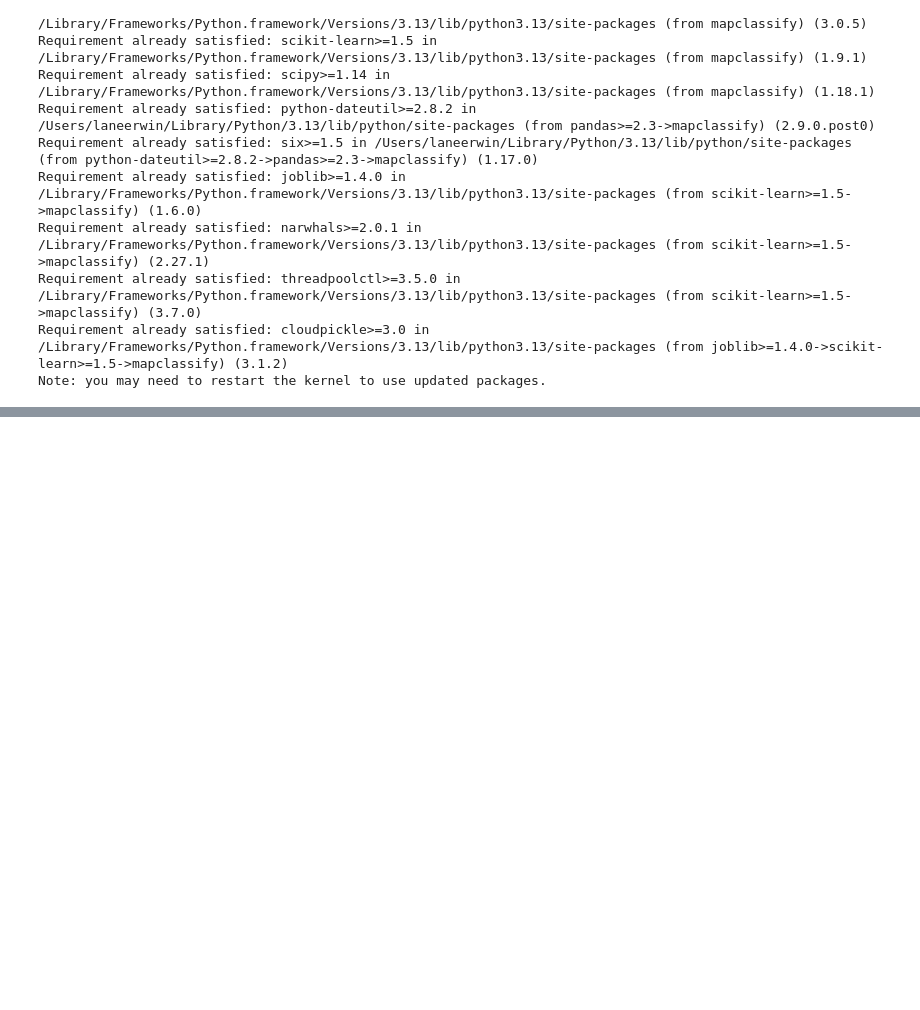
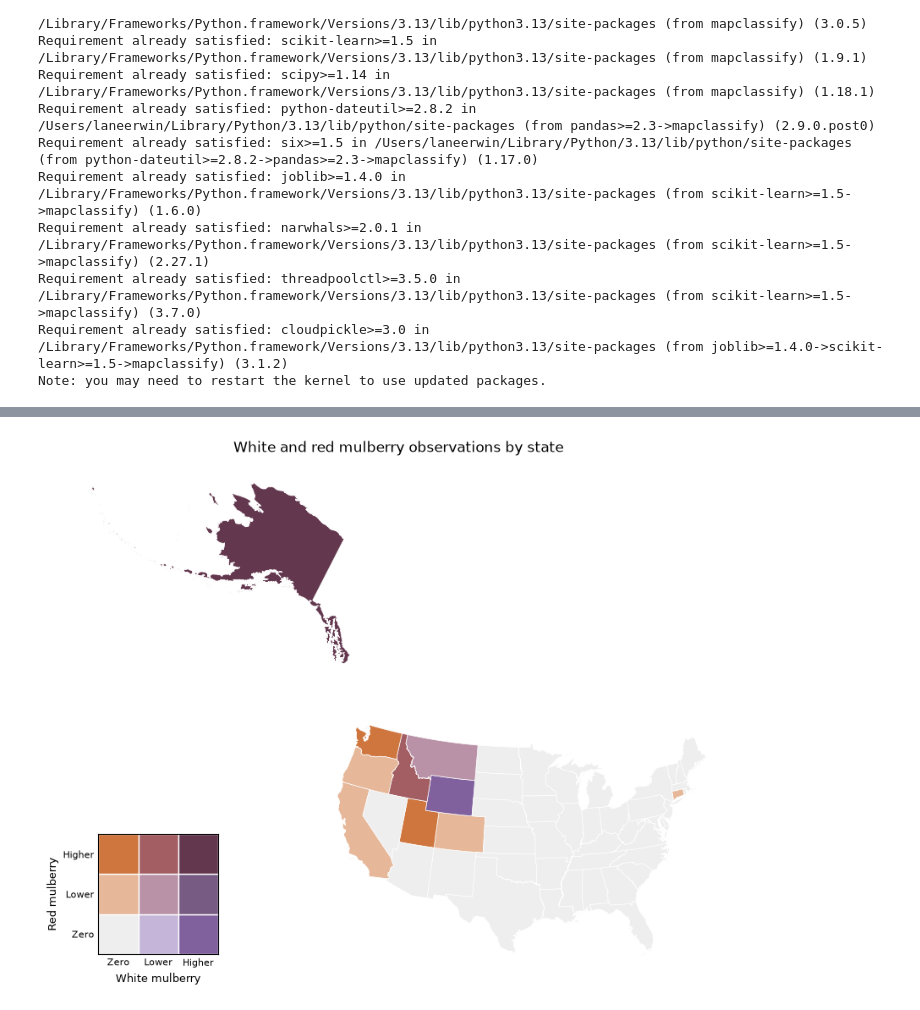
Before and after one commit to lane-erwin/geog592-cheyney, a Jupyter notebook: homework/week09/salmon_hw.ipynb, the cells around one changed output, grey strips where cells are left out. Saved outputs shown, nothing was run; the diff lists cells and outputs as text; code cells hidden in the pictures; blank space fills up the shorter version.

```diff
--- a/homework/week09/salmon_hw.ipynb
+++ b/homework/week09/salmon_hw.ipynb
@@ -291,0 +381,89 @@ plt.show()
+# %%
+# Bivariate
+
+import numpy as np
+from matplotlib.patches import Rectangle
+
+# Attach each species' counts to the state polygons.
+bivariate = contiguous_us.merge(
+    counts,
+    left_on="NAME",
+    right_index=True,
+    how="left"
+)
+
+species = ["Oncorhynchus nerka", "Ursus arctos"]
+bivariate[species] = bivariate[species].fillna(0)
+
+# Classify each species:
+# 0 = no records
+# 1 = positive count at or below the positive-count median
+# 2 = count above that median
+for name in species:
+    values = bivariate[name]
+    median = values.loc[values > 0].median()
+
+    bivariate[name + "_class"] = np.select(
+        [values == 0, values <= median],
+        [0, 1],
+        default=2
+    )
+
+    print(name, "positive-count median:", median)
+
+# Rows represent increasing red mulberry counts.
+# Columns represent increasing white mulberry counts.
+palette = np.array([
+    ["#eeeeee", "#c5b5d8", "#80619e"],
+    ["#e6b899", "#b992a8", "#785b82"],
+    ["#cf763e", "#a35e63", "#63384f"]
+])
+
+bivariate["color"] = [
+    palette[red, white]
+    for red, white in zip(
+        bivariate["Oncorhynchus nerka_class"],
+        bivariate["Ursus arctos_class"]
+    )
+]
+
+fig, ax = plt.subplots(figsize=(13, 8))
+
+bivariate.plot(
+    color=bivariate["color"],
+    edgecolor="white",
+    linewidth=0.5,
+    ax=ax
+)
+
+ax.set_title("White and red mulberry observations by state")
+ax.set_axis_off()
+
+# Add a 3 × 3 bivariate legend.
+legend_ax = ax.inset_axes([0.05, 0.05, 0.19, 0.23])
+
+for red in range(3):
+    for white in range(3):
+        legend_ax.add_patch(
+            Rectangle(
+                (white, red), 1, 1,
+                facecolor=palette[red, white],
+                edgecolor="white"
+            )
+        )
+
+legend_ax.set_xlim(0, 3)
+legend_ax.set_ylim(0, 3)
+legend_ax.set_aspect("equal")
+
+legend_ax.set_xticks([0.5, 1.5, 2.5])
+legend_ax.set_yticks([0.5, 1.5, 2.5])
+legend_ax.set_xticklabels(["Zero", "Lower", "Higher"], fontsize=8)
+legend_ax.set_yticklabels(["Zero", "Lower", "Higher"], fontsize=8)
+
+legend_ax.set_xlabel("White mulberry", fontsize=9)
+legend_ax.set_ylabel("Red mulberry", fontsize=9)
+legend_ax.tick_params(length=0)
+
+plt.show()
+# %% [output]
@@ -291,0 +472 @@ plt.show()
+[figure, added]
```
Also changed, not shown: parts of 4 cells of this notebook.
